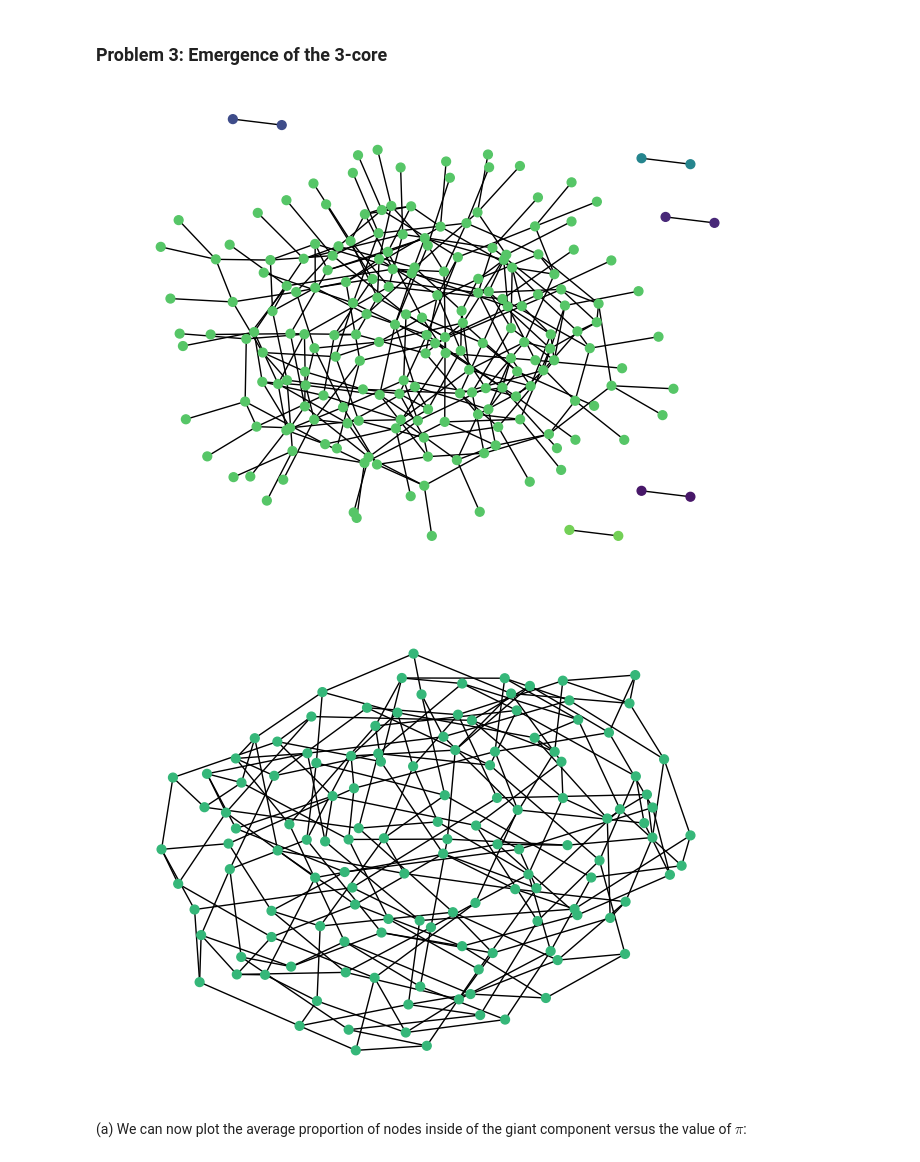
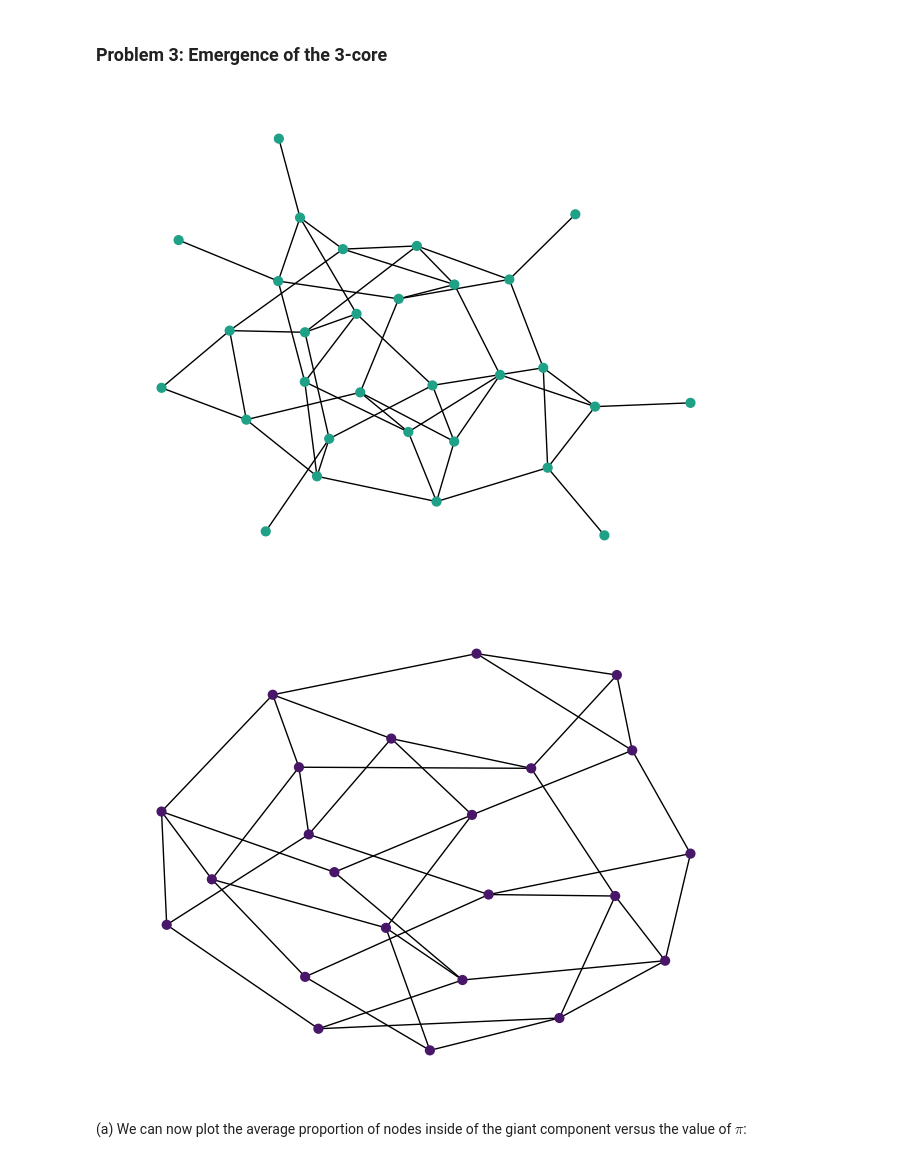
Before and after one commit to jolatechno/cours-ENS, a Jupyter notebook: cours/M2/S4/complex_network/project/JosephTOUZET_complex_network.ipynb, the cells around one changed output. Saved outputs shown, nothing was run; the diff lists cells and outputs as text; code cells hidden in the pictures.

```diff
--- a/cours/M2/S4/complex_network/project/JosephTOUZET_complex_network.ipynb
+++ b/cours/M2/S4/complex_network/project/JosephTOUZET_complex_network.ipynb
@@ -313,13 +313,13 @@ def find_k_core(graph, k):
         for node in to_remove:
             G.remove_node(node)
 # %%
-graph = gen_rgm_biased(200, 0.7)
+graph = gen_rgm_biased(30, 0.8)
 
 plot_graph(graph)
 
 plt.savefig("./presentation/images/generated_graph2.png")
 # %% [output]
-[figure, old version]
+[figure, new version]
 # %%
 core3_component = find_k_core(graph, 3)
 core3_subgraph = graph.subgraph(core3_component)
@@ -328,7 +328,7 @@ plot_graph(core3_subgraph)
 
 plt.savefig("./presentation/images/generated_graph2_3core.png")
 # %% [output]
-[figure, old version]
+[figure, new version]
 # %% [markdown]
 (a) We can now plot the average proportion of nodes inside of the giant component versus the value of $\pi$:
 # %%
```
Also changed, not shown: 7 other files.
